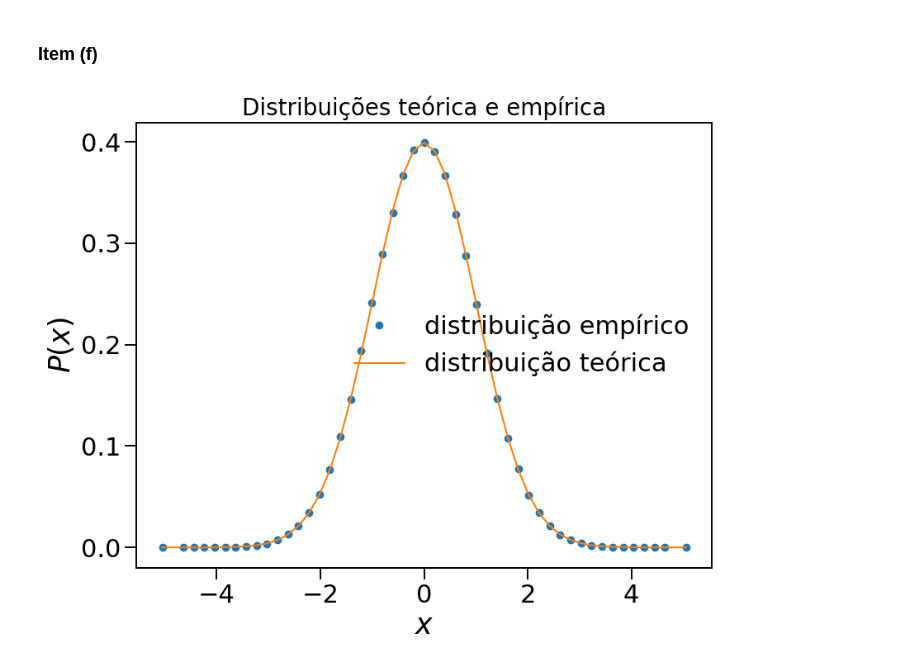
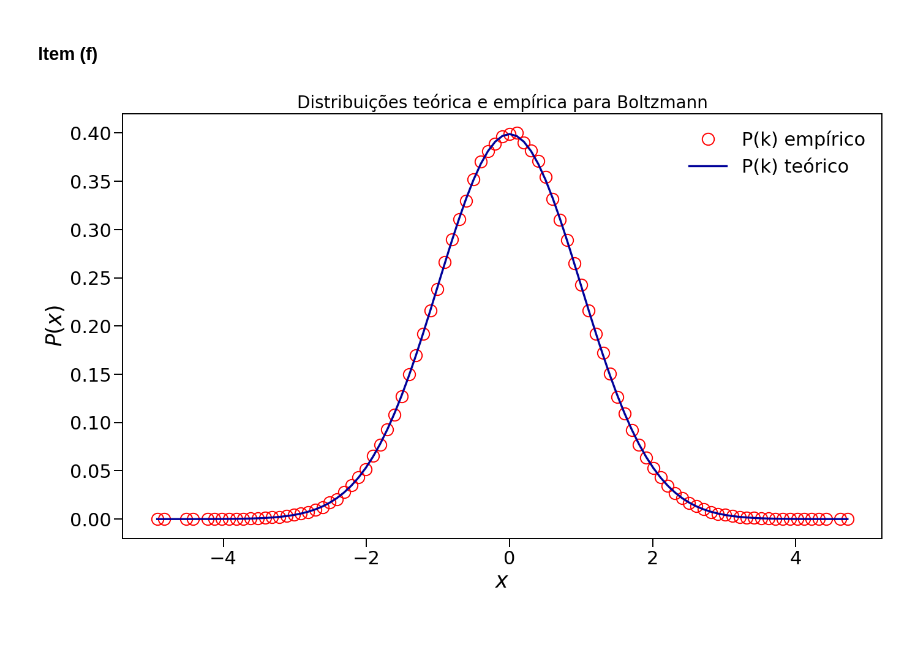
Before and after one commit to JuniorAlencar/TopFisTeo2024.2, a Jupyter notebook: Lista_1/questões/Question1.ipynb, the cells around one changed output. Cells and saved outputs as stored; diff of their text form; code cells hidden in the pictures; blank space fills up the shorter version.

```diff
--- a/Lista_1/questões/Question1.ipynb
+++ b/Lista_1/questões/Question1.ipynb
@@ -62,13 +62,12 @@ Amostras aceitas para distribuição de Boltzmann (Rejection samples)
 ### **Item (b)**
 # %%
 # Item (b) - Plot do Histograma <---------------
-m = 100 # número de bins na distribuição
+m = 200 # número de bins na distribuição
 # x_aceito e p(x_aceito) empíricos
 k_data, Pk_data = distribution_data(samples, a, m)
-x = np.linspace(-a, a, 1000)
 fig = plt.subplots(figsize=(16, 9))
-plt.hist(samples, bins=50, density=True, alpha=0.6, label="Amostras")
-plt.plot(k_data, Pk_data,'o', label='P(k) empírico')
+plt.hist(samples, bins=50, density=True, alpha=0.7, label="Amostras", color='green')
+plt.plot(k_data, Pk_data, 'o', label='P(k) empírico', mfc = "None", mec = "red", ms=14, mew=1.8)
 #plt.plot(x, P(x) / sum(P(x)), label="Distribuição alvo (não normalizada)", color='red')
 #plt.plot(samples, P(samples) / sum(P(samples)), label="Distribuição alvo (não normalizada)", color='red')
 plt.legend(prop={"size": 22}, fancybox=True, framealpha=0.0)
@@ -84,12 +83,10 @@ plt.show()
 # %%
 Pk_teo = [P_teorica(i) for i in k_data]
 # Visualizar os resultados
-m = 100 # número de bins na distribuição
-k_data, Pk_data = distribution_data(samples, a, m)
-x = np.linspace(-a, a, 1000)
+m = 50 # número de bins na distribuição
 fig = plt.subplots(figsize=(16, 9))
-plt.hist(samples, bins=50, density=True, alpha=0.6, label="Amostras")
-plt.plot(k_data, Pk_teo, label='P(k) teórico')
+plt.hist(samples, bins=50, density=True, alpha=0.6, label="Amostras", color='green')
+plt.plot(k_data, Pk_teo, 'o', label='P(k) teórico', mfc = "None", mec = "#00019a", ms=14, mew=1.8)
 #plt.plot(x, P(x) / sum(P(x)), label="Distribuição alvo (não normalizada)", color='red')
 #plt.plot(samples, P(samples) / sum(P(samples)), label="Distribuição alvo (não normalizada)", color='red')
 plt.legend(prop={"size": 22}, fancybox=True, framealpha=0.0)
@@ -134,18 +131,18 @@ np.float64(0.999999999999978)
 # %%
 # Item (c) - Plot do Histograma <---------------
 Pk_teo = [P_teorica(i) for i in k_data]
 # Visualizar os resultados
 #x = np.linspace(-a, a, 1000)
-fig = plt.subplots(figsize=(9, 7))
-plt.plot(k_data, Pk_data,'o', label='distribuição empírico')
-plt.plot(k_data, Pk_teo, label='distribuição teórica')
+fig = plt.subplots(figsize=(16, 9))
+plt.plot(k_data, Pk_data, 'o', label='P(k) empírico', mfc = "None", mec = "red", ms=14, mew=1.4)
+plt.plot(k_data, Pk_teo, label='P(k) teórico', mfc = "None", color = "#00019a", linewidth=2.4)
 #plt.plot(x, P(x) / sum(P(x)), label="Distribuição alvo (não normalizada)", color='red')
 #plt.plot(samples, P(samples) / sum(P(samples)), label="Distribuição alvo (não normalizada)", color='red')
 plt.legend(prop={"size": 22}, fancybox=True, framealpha=0.0)
 plt.xlabel(r"$x$", size=25)
 plt.ylabel(r"$P(x)$", size=25)
-plt.title("Distribuições teórica e empírica", size=20)
+plt.title("Distribuições teórica e empírica para Boltzmann", size=20)
 plt.tick_params('both', width=1.4, length=10, labelsize=22)
 plt.show()
 # %% [output]
-[figure, old version]
+[figure, new version]
```
Also changed, not shown: parts of 2 cells of this notebook.
